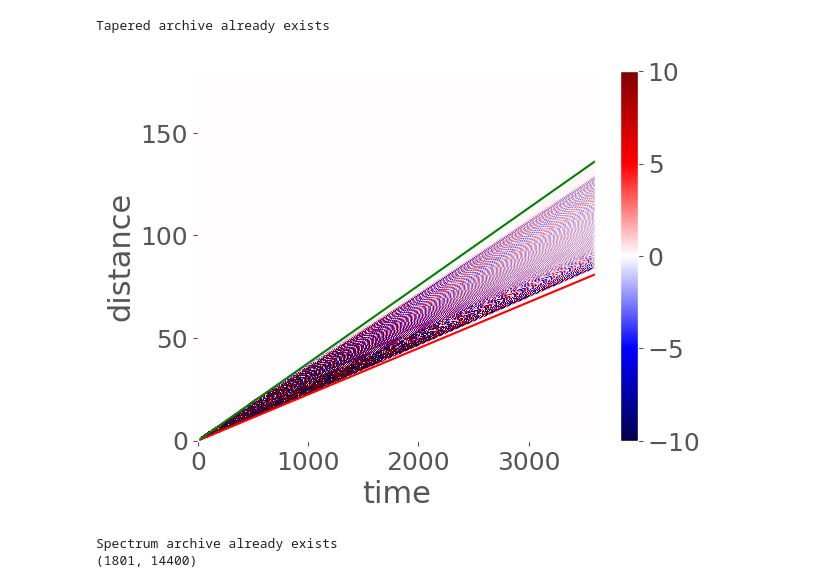
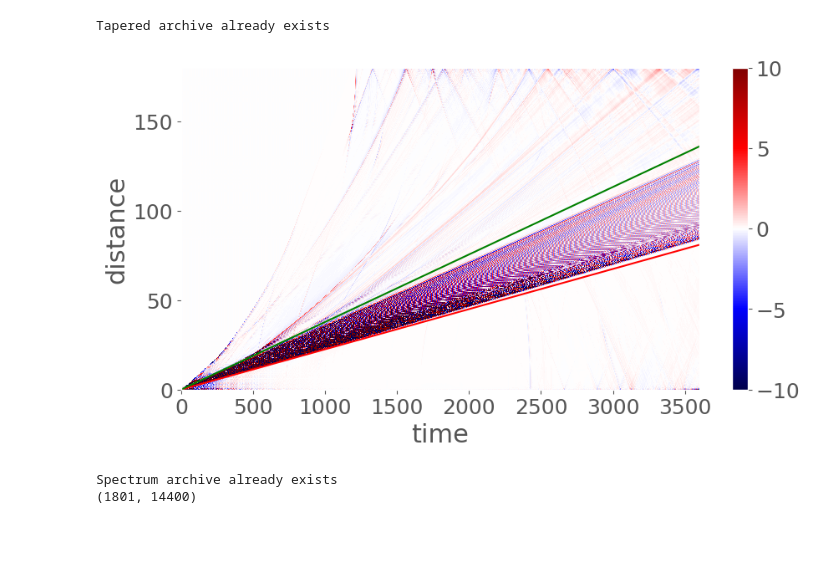
Before and after one commit to lystom/WMSAN, a Jupyter notebook: notebooks/rayleigh_waves/synthetic_CCF.ipynb, the cells around one changed output. Drawn from its saved outputs; the diff is of its cells as text; code cells hidden in the pictures; blank space fills up the shorter version.

```diff
--- a/notebooks/rayleigh_waves/synthetic_CCF.ipynb
+++ b/notebooks/rayleigh_waves/synthetic_CCF.ipynb
@@ -37,6 +38,7 @@ plt.rc('xtick', labelsize=SMALL_SIZE)    # fontsize of the tick labels
 plt.rc('ytick', labelsize=SMALL_SIZE)    # fontsize of the tick labels
 plt.rc('legend', fontsize=SMALL_SIZE)    # legend fontsize
 plt.rc('figure', titlesize=BIGGER_SIZE)  # fontsize of the figure title
+matplotlib.rcParams['pdf.fonttype'] = 42
 # %% [markdown]
 # Theory
 We will compute synthetic Cross-correlations between vertical components, using the formulation given in Tomasetto et al.(2024). Using the representation theorem and assuming spatially uncorrelated sources one can write the cross-correlation function between sensors A and B as:
@@ -108,17 +110,17 @@ Tapered archive already exists
 # %%
 ## Plot Tapered archive
 
-plt.figure()
-plt.pcolormesh(time, distance, tapered_archive, cmap='seismic', vmin=-10, vmax = 10)
+plt.figure(figsize=(10, 5))
+plt.pcolormesh(time, distance, archive, cmap='seismic', vmin=-10, vmax = 10)
 plt.plot(distance*(np.pi*6371)/180/Umin, distance, 'r')
 plt.plot(distance*(np.pi*6371)/180/Umax, distance, 'g')
 plt.colorbar()
 plt.xlabel('time')
 plt.ylabel('distance')
 plt.xlim(0, 3600)
-plt.show()
+plt.savefig('GF_archive.png', dpi=300, bbox_inches='tight')
 # %% [output]
-[figure, old version]
+[figure, new version]
 # %%
 file_name_spectrum = '../../data/spectrum_archive_tapered.h5'
 
```
Also changed, not shown: parts of 4 cells of this notebook, 1 other file.
